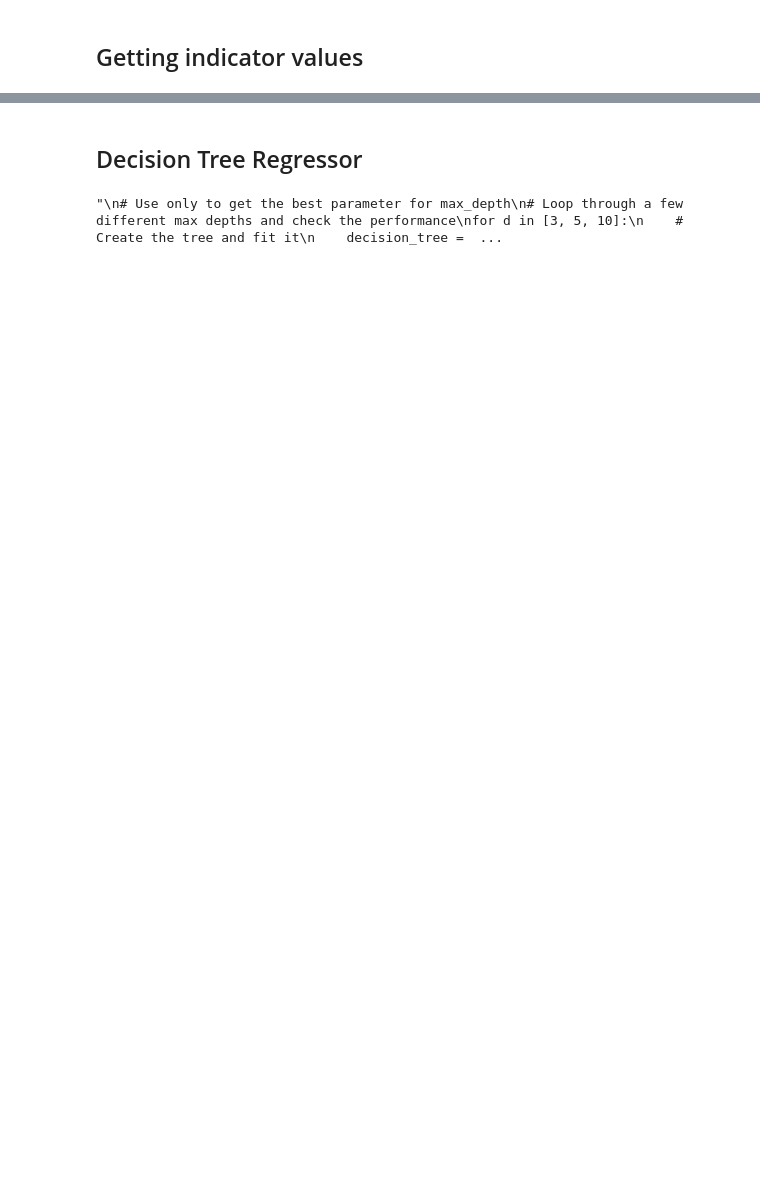
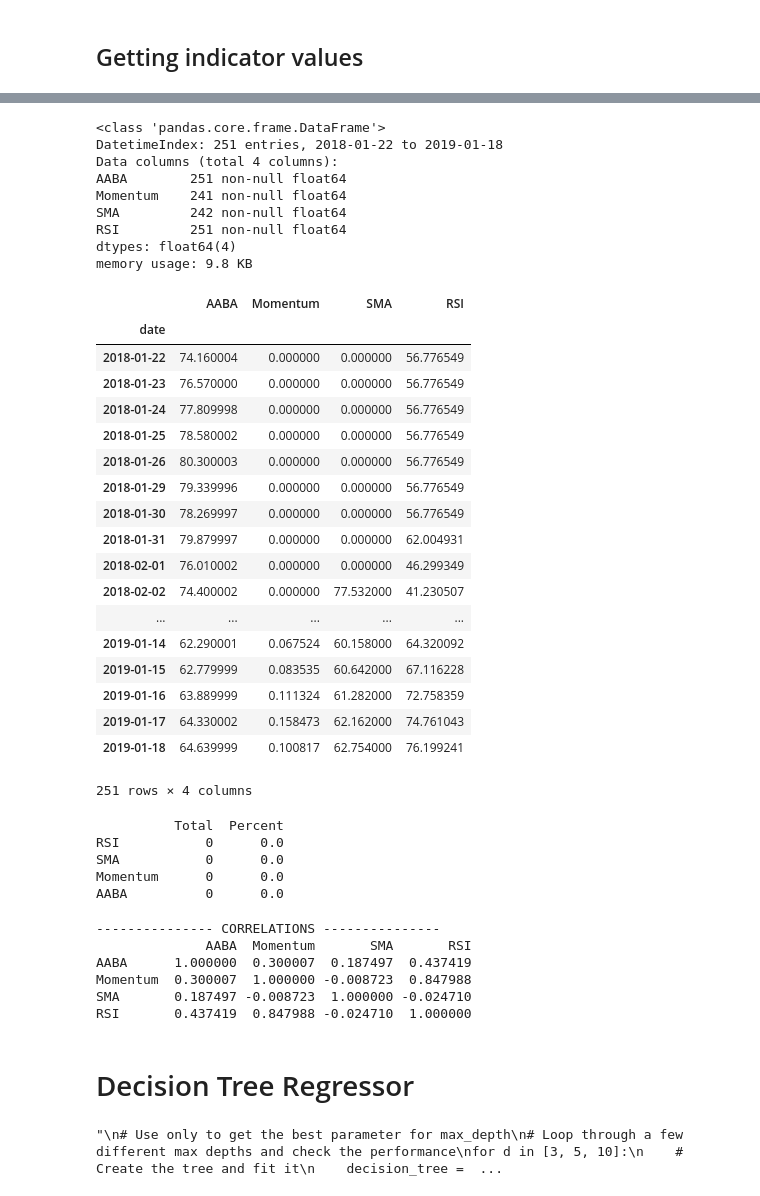
Before and after one commit to kairosart/factors, a Jupyter notebook: Forecasting_prices.ipynb, the cells around one changed output, grey strips where cells are left out. Cells and saved outputs as stored; diff of their text form; code cells hidden in the pictures; blank space fills up the shorter version.

```diff
--- a/Forecasting_prices.ipynb
+++ b/Forecasting_prices.ipynb
@@ -177,5 +158,73 @@ RSI       0.767344  0.640997  0.042466  1.000000
+# %%
+normed.info()
+# Clean nan values
+normed = normed.fillna(0)
+
+# Sort dataframe by index
+normed.sort_index()
+# %% [output]
+<class 'pandas.core.frame.DataFrame'>
+DatetimeIndex: 251 entries, 2018-01-22 to 2019-01-18
+Data columns (total 4 columns):
+AABA        251 non-null float64
+Momentum    241 non-null float64
+SMA         242 non-null float64
+RSI         251 non-null float64
+dtypes: float64(4)
+memory usage: 9.8 KB
+|  | AABA | Momentum | SMA | RSI |
+| date |  |  |  |  |
+| 2018-01-22 | 74.160004 | 0.000000 | 0.000000 | 56.776549 |
+| 2018-01-23 | 76.570000 | 0.000000 | 0.000000 | 56.776549 |
+| 2018-01-24 | 77.809998 | 0.000000 | 0.000000 | 56.776549 |
+| 2018-01-25 | 78.580002 | 0.000000 | 0.000000 | 56.776549 |
+| 2018-01-26 | 80.300003 | 0.000000 | 0.000000 | 56.776549 |
+| 2018-01-29 | 79.339996 | 0.000000 | 0.000000 | 56.776549 |
+| 2018-01-30 | 78.269997 | 0.000000 | 0.000000 | 56.776549 |
+| 2018-01-31 | 79.879997 | 0.000000 | 0.000000 | 62.004931 |
+| 2018-02-01 | 76.010002 | 0.000000 | 0.000000 | 46.299349 |
+| 2018-02-02 | 74.400002 | 0.000000 | 77.532000 | 41.230507 |
+| ... | ... | ... | ... | ... |
+| 2019-01-14 | 62.290001 | 0.067524 | 60.158000 | 64.320092 |
+| 2019-01-15 | 62.779999 | 0.083535 | 60.642000 | 67.116228 |
+| 2019-01-16 | 63.889999 | 0.111324 | 61.282000 | 72.758359 |
+| 2019-01-17 | 64.330002 | 0.158473 | 62.162000 | 74.761043 |
+| 2019-01-18 | 64.639999 | 0.100817 | 62.754000 | 76.199241 |
+251 rows × 4 columns
+# %%
+#missing data
+total = normed.isnull().sum().sort_values(ascending=False)
+percent = (normed.isnull().sum()/normed.isnull().count()).sort_values(ascending=False)
+missing_data = pd.concat([total, percent], axis=1, keys=['Total', 'Percent'])
+missing_data.head(20)
+print(missing_data)
+# %% [output]
+          Total  Percent
+RSI           0      0.0
+SMA           0      0.0
+Momentum      0      0.0
+AABA          0      0.0
+# %%
+corr_df = normed.corr(method='pearson')
+print("--------------- CORRELATIONS ---------------")
+print(corr_df)
+
+# Define X and y
+feature_cols = ['Momentum', 'RSI']
+X = normed[feature_cols]
+y = normed[symbol]
+
+# split X and y into training and testing sets
+X_train, X_test, y_train, y_test = train_test_split(X, y, test_size=0.30, shuffle=False)
+# %% [output]
+--------------- CORRELATIONS ---------------
+              AABA  Momentum       SMA       RSI
+AABA      1.000000  0.300007  0.187497  0.437419
+Momentum  0.300007  1.000000 -0.008723  0.847988
+SMA       0.187497 -0.008723  1.000000 -0.024710
+RSI       0.437419  0.847988 -0.024710  1.000000
 # %% [markdown]
-## Decision Tree Regressor
+# Decision Tree Regressor
 # %%
 '''
 # Use only to get the best parameter for max_depth
```
Also changed, not shown: parts of 30 cells of this notebook.
